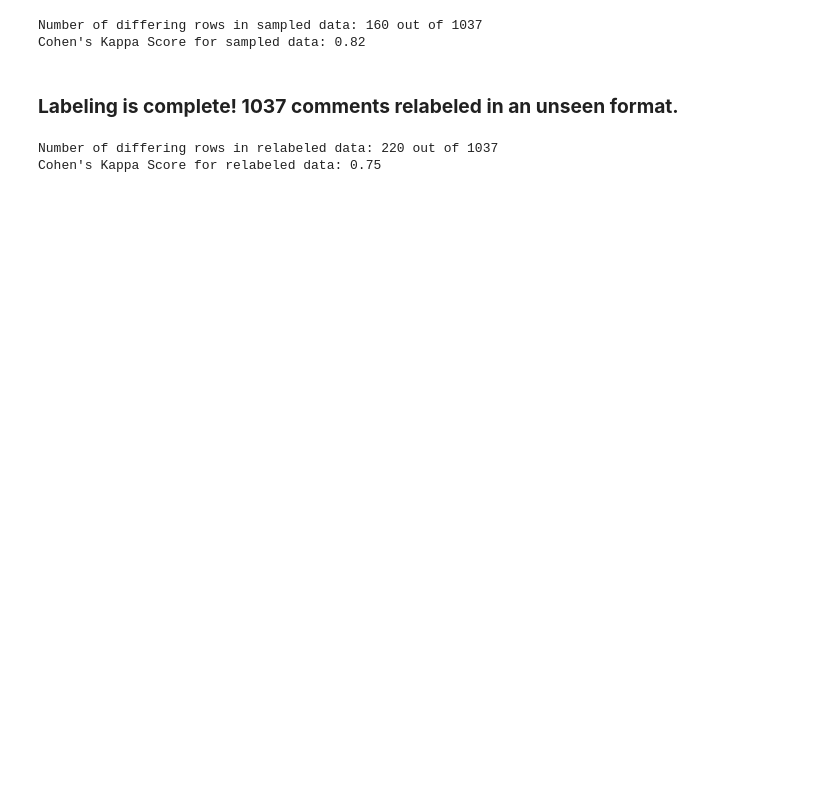
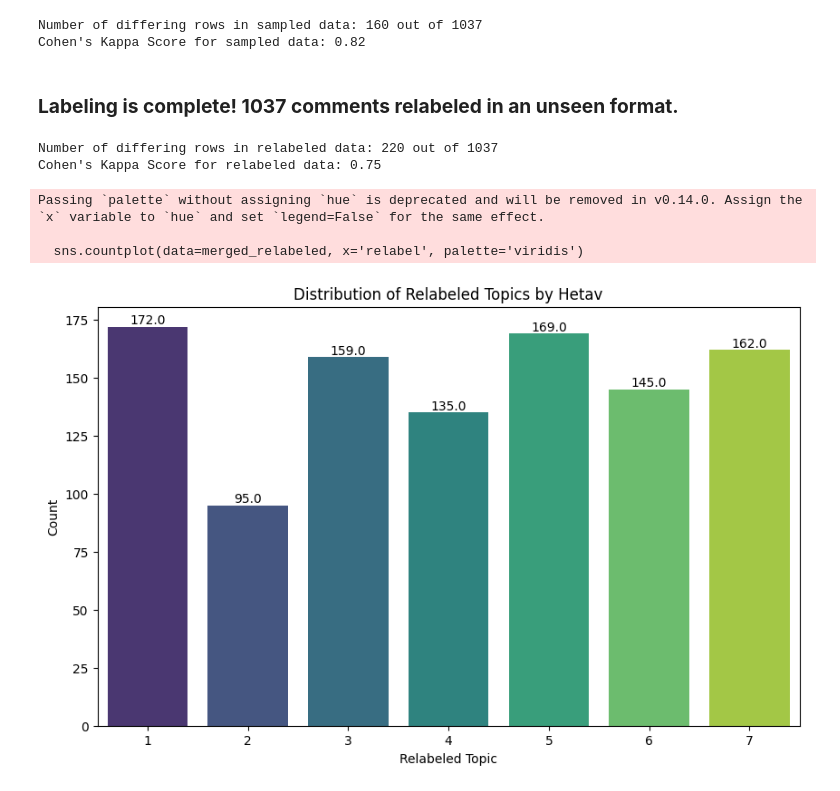
Before and after one commit to Hetav01/Public-Safety-Monitoring-India, a Jupyter notebook: LLMsTM/DSCI602/relabeling.ipynb, the cells around one changed output. Cells and saved outputs as stored; diff of their text form; code cells hidden in the pictures; blank space fills up the shorter version.

Commit message:
made some changes to the relabeling notebook

```diff
--- a/LLMsTM/DSCI602/relabeling.ipynb
+++ b/LLMsTM/DSCI602/relabeling.ipynb
@@ -283,3 +285,20 @@ label_mapping = {
 }
 
 final_relabel.to_csv('relabel/1037_relabeled_for_finetuning_hetav.csv', index=False)
+# %%
+# draw a graph and show the distribution of the relabel column in the merged_relabeled dataframe with the number of counts.
+plt.figure(figsize=(10,6))
+sns.countplot(data=merged_relabeled, x='relabel', palette='viridis')
+plt.title('Distribution of Relabeled Topics by Hetav')
+plt.xlabel('Relabeled Topic')
+plt.ylabel('Count')
+# add counts on top of the bars
+for p in plt.gca().patches:
+    plt.gca().annotate(f'{p.get_height()}', (p.get_x() + p.get_width() / 2., p.get_height()),
+                       ha='center', va='center', fontsize=10, color='black', xytext=(0, 5),
+                       textcoords='offset points')
+# %% [output]
+Passing `palette` without assigning `hue` is deprecated and will be removed in v0.14.0. Assign the `x` variable to `hue` and set `legend=False` for the same effect.
+
+  sns.countplot(data=merged_relabeled, x='relabel', palette='viridis')
+[figure, added]
```
Also changed, not shown: parts of 1 cell of this notebook.
